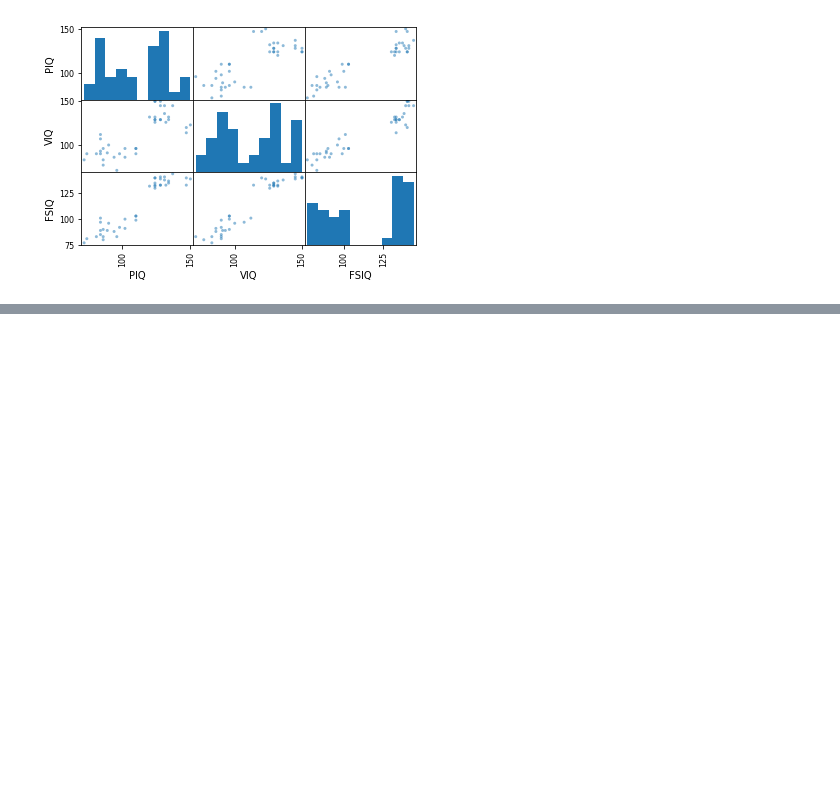
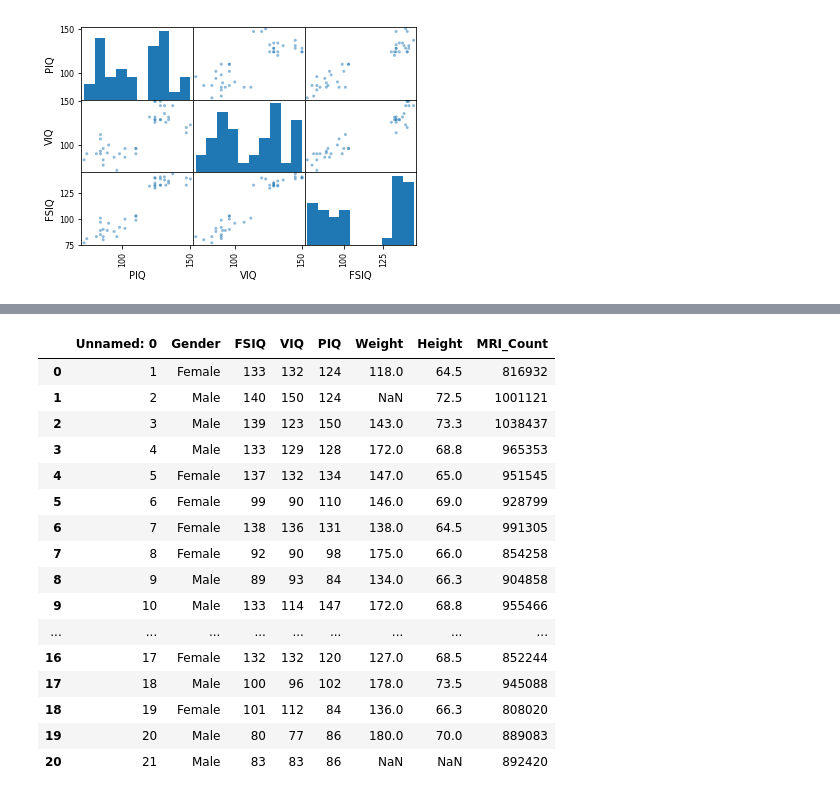
Before and after one commit to ania765426/DM86634, a Jupyter notebook: Brain- zad. domowe 22.03.ipynb, the cells around one changed output, grey strips where cells are left out. Saved outputs shown, nothing was run; the diff lists cells and outputs as text; code cells hidden in the pictures; blank space fills up the shorter version.

```diff
--- a/Brain- zad. domowe 22.03.ipynb
+++ b/Brain- zad. domowe 22.03.ipynb
@@ -175,0 +293,22 @@ array([[<matplotlib.axes._subplots.AxesSubplot object at 0x...>,
+# %%
+data = pd.read_csv('brain_size.csv',sep=";",decimal='.',na_values=['.'])
+# %%
+data.head(21)
+# %% [output]
+|  | Unnamed: 0 | Gender | FSIQ | VIQ | PIQ | Weight | Height | MRI_Count |
+| 0 | 1 | Female | 133 | 132 | 124 | 118.0 | 64.5 | 816932 |
+| 1 | 2 | Male | 140 | 150 | 124 | NaN | 72.5 | 1001121 |
+| 2 | 3 | Male | 139 | 123 | 150 | 143.0 | 73.3 | 1038437 |
+| 3 | 4 | Male | 133 | 129 | 128 | 172.0 | 68.8 | 965353 |
+| 4 | 5 | Female | 137 | 132 | 134 | 147.0 | 65.0 | 951545 |
+| 5 | 6 | Female | 99 | 90 | 110 | 146.0 | 69.0 | 928799 |
+| 6 | 7 | Female | 138 | 136 | 131 | 138.0 | 64.5 | 991305 |
+| 7 | 8 | Female | 92 | 90 | 98 | 175.0 | 66.0 | 854258 |
+| 8 | 9 | Male | 89 | 93 | 84 | 134.0 | 66.3 | 904858 |
+| 9 | 10 | Male | 133 | 114 | 147 | 172.0 | 68.8 | 955466 |
+| ... | ... | ... | ... | ... | ... | ... | ... | ... |
+| 16 | 17 | Female | 132 | 132 | 120 | 127.0 | 68.5 | 852244 |
+| 17 | 18 | Male | 100 | 96 | 102 | 178.0 | 73.5 | 945088 |
+| 18 | 19 | Female | 101 | 112 | 84 | 136.0 | 66.3 | 808020 |
+| 19 | 20 | Male | 80 | 77 | 86 | 180.0 | 70.0 | 889083 |
+| 20 | 21 | Male | 83 | 83 | 86 | NaN | NaN | 892420 |
```
Also changed, not shown: parts of 17 cells of this notebook, 3 other files.
